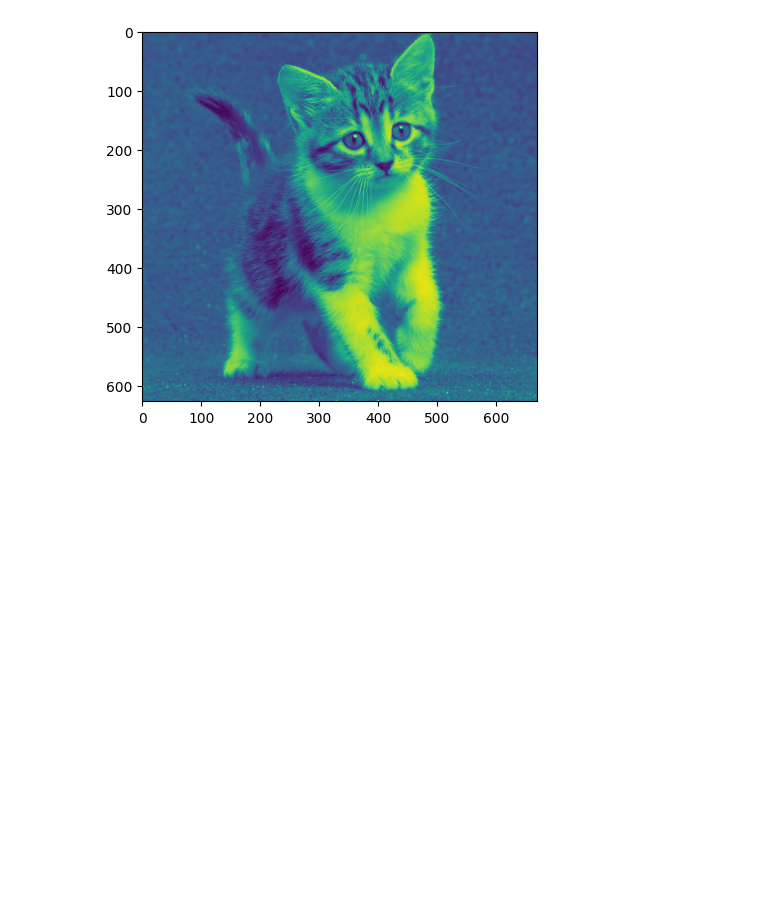
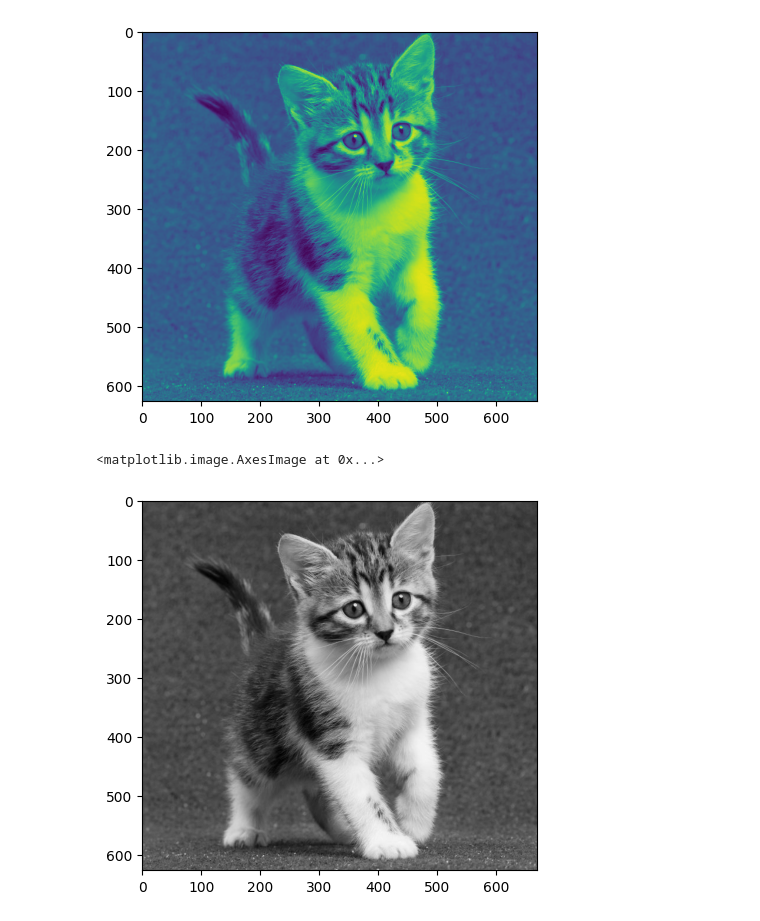
Before and after one commit to rizkyyfaauzi21/PCVK_Ganjil_2024, a Jupyter notebook: Week2.ipynb, the cells around one changed output. Drawn from its saved outputs; the diff is of its cells as text; code cells hidden in the pictures; blank space fills up the shorter version.

```diff
--- a/Week2.ipynb
+++ b/Week2.ipynb
@@ -33,3 +33,8 @@ plt.imshow(img_gray)
 # %% [output]
 <matplotlib.image.AxesImage at 0x...>
 [figure]
+# %%
+plt.imshow(img_gray, cmap='gray')
+# %% [output]
+<matplotlib.image.AxesImage at 0x...>
+[figure, added]
```
Also changed, not shown: parts of 15 cells of this notebook.
